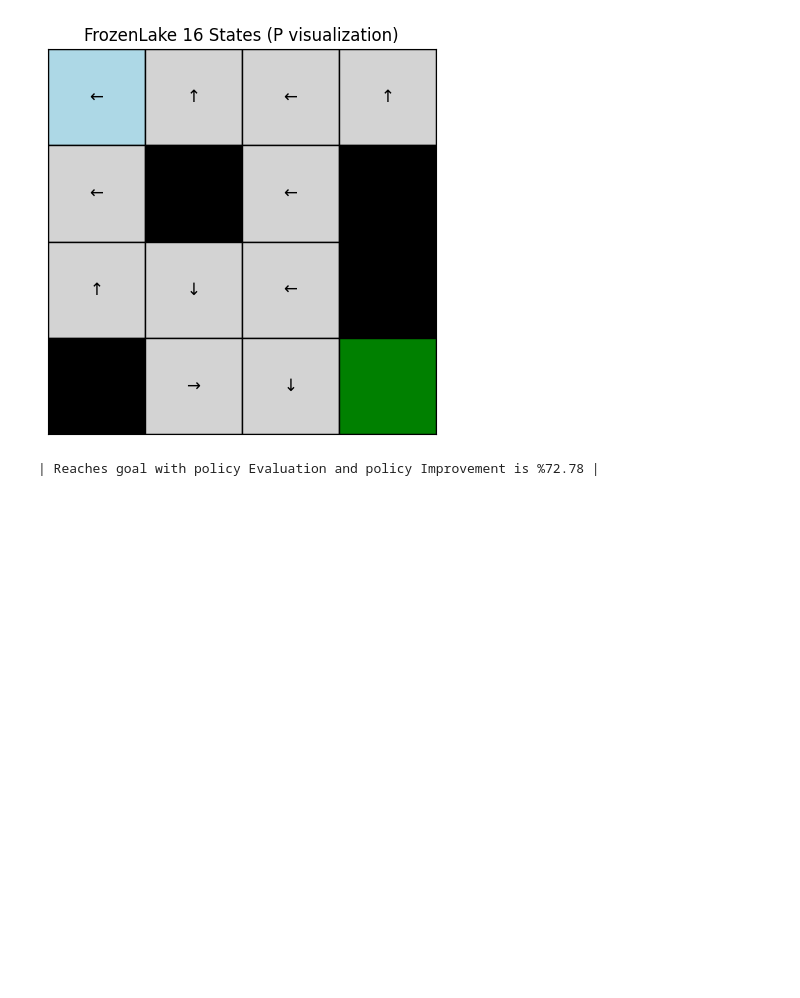
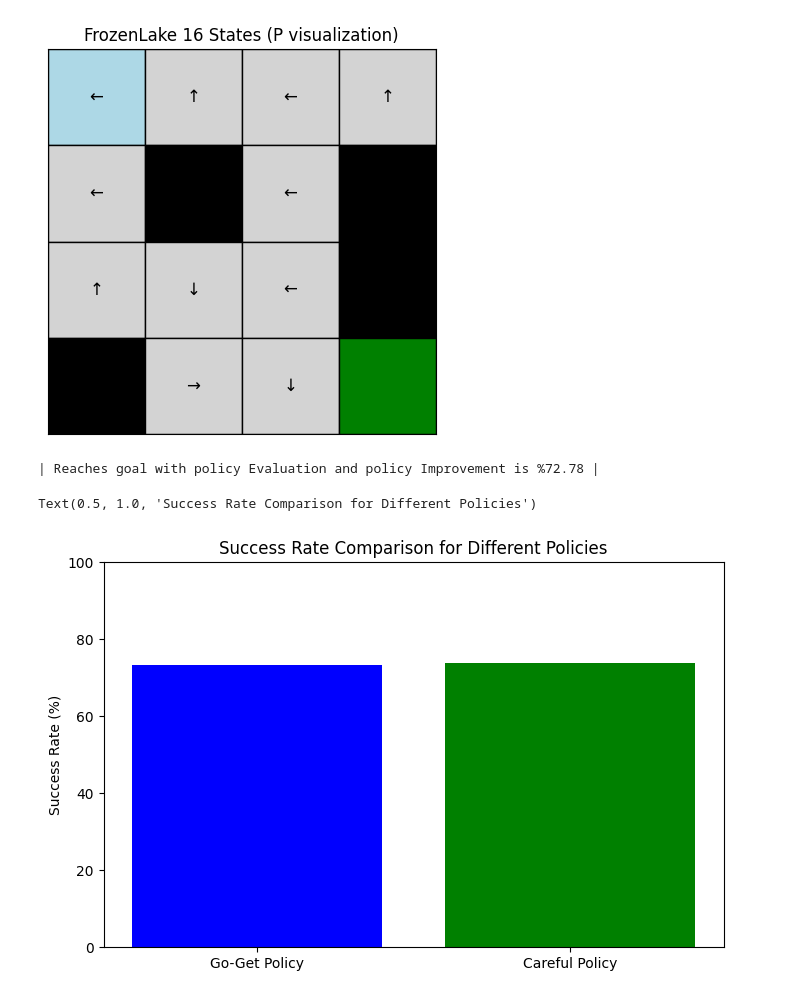
Before and after one commit to aiaaee/Stochastic-Policy-Iteration-in-Markov-Environments, a Jupyter notebook: stochastic_policy_iteration.ipynb, the cells around one changed output. Drawn from its saved outputs; the diff is of its cells as text; code cells hidden in the pictures; blank space fills up the shorter version.

```diff
--- a/stochastic_policy_iteration.ipynb
+++ b/stochastic_policy_iteration.ipynb
@@ -262,3 +262,18 @@ success_rate = go_get.success_rate(optimal_pi)
 print(f'| Reaches goal with policy Evaluation and policy Improvement is %{success_rate} | ')
 # %% [output]
 | Reaches goal with policy Evaluation and policy Improvement is %72.78 |
+# %%
+go_get_success = 73.34
+careful_success = 73.92
+
+policies = ['Go-Get Policy', 'Careful Policy']
+success_rates = [go_get_success, careful_success]
+
+plt.figure(figsize=(8,5))
+bars = plt.bar(policies, success_rates, color=['blue', 'green'])
+plt.ylim(0, 100)
+plt.ylabel('Success Rate (%)')
+plt.title('Success Rate Comparison for Different Policies')
+# %% [output]
+Text(0.5, 1.0, 'Success Rate Comparison for Different Policies')
+[figure, added]
```
